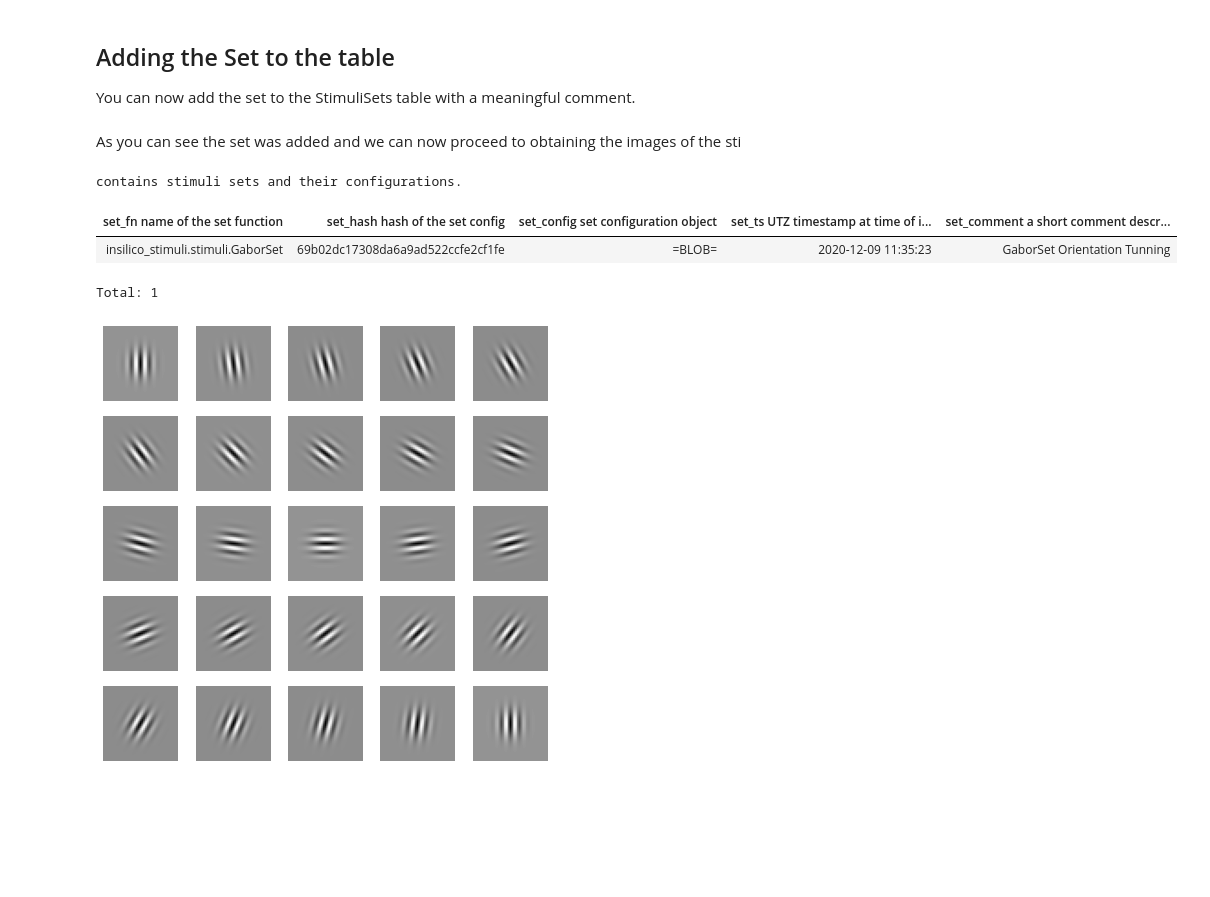
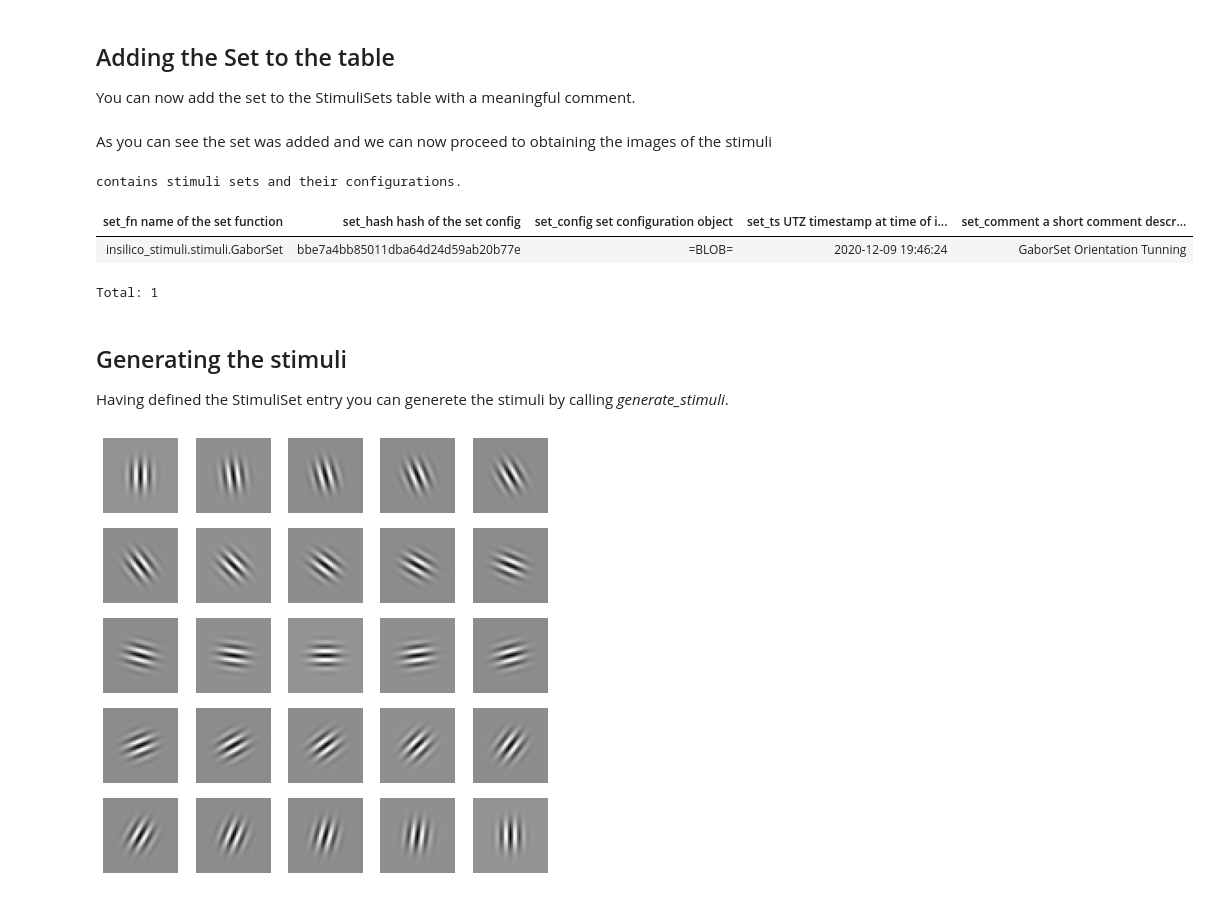
Before and after one commit to sinzlab/insilico-stimuli, a Jupyter notebook: notebooks/insilico_stimuli_orientation_tuning_dj.ipynb, the cells around one changed output. Cells and saved outputs as stored; diff of their text form; code cells hidden in the pictures; blank space fills up the shorter version.

```diff
--- a/notebooks/insilico_stimuli_orientation_tuning_dj.ipynb
+++ b/notebooks/insilico_stimuli_orientation_tuning_dj.ipynb
@@ -101,10 +105,13 @@ StimuliSets().add_set(set_fn, set_config, 'GaborSet Orientation Tunning')
 # %% [markdown]
-As you can see the set was added and we can now proceed to obtaining the images of the sti
+As you can see the set was added and we can now proceed to obtaining the images of the stimuli
-# %%
-StimuliSets()
-# %% [output]
-contains stimuli sets and their configurations.
-| set_fn name of the set function | set_hash hash of the set config | set_config set configuration object | set_ts UTZ timestamp at time of i... | set_comment a short comment descr... |
-| insilico_stimuli.stimuli.GaborSet | 69b02dc17308da6a9ad522ccfe2cf1fe | =BLOB= | 2020-12-09 11:35:23 | GaborSet Orientation Tunning |
-Total: 1
+# %%
+InsilicoStimuliSet()
+# %% [output]
+contains stimuli sets and their configurations.
+| set_fn name of the set function | set_hash hash of the set config | set_config set configuration object | set_ts UTZ timestamp at time of i... | set_comment a short comment descr... |
+| insilico_stimuli.stimuli.GaborSet | bbe7a4bb85011dba64d24d59ab20b77e | =BLOB= | 2020-12-09 19:46:24 | GaborSet Orientation Tunning |
+Total: 1
+# %% [markdown]
+## Generating the stimuli
+Having defined the StimuliSet entry you can generete the stimuli by calling *generate_stimuli*.
 # %%
```
Also changed, not shown: parts of 19 cells of this notebook, 3 other files.
